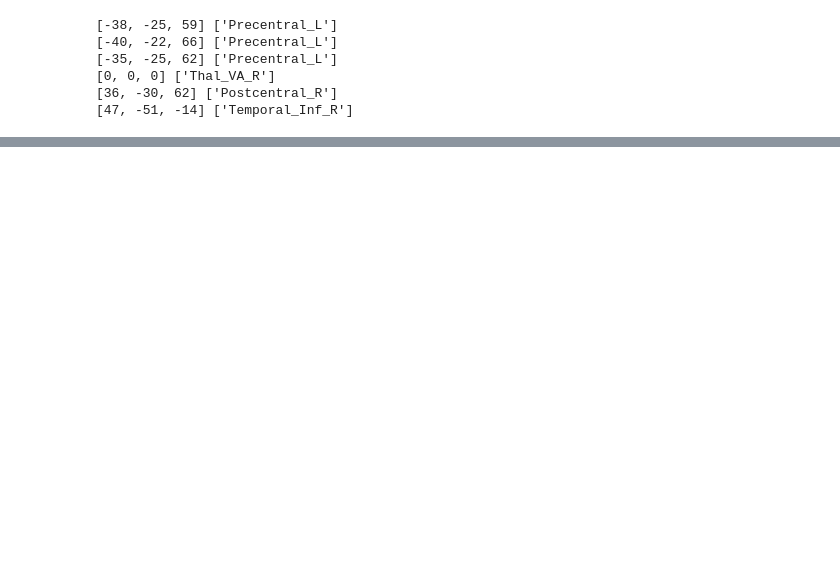
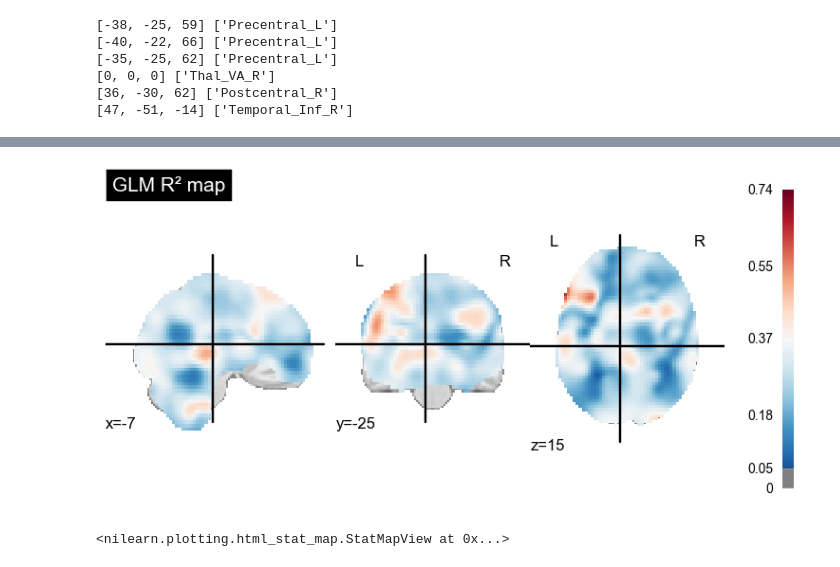
Before and after one commit to mducat/scz_familiarity_fMRI_ML, a Jupyter notebook: mri_motor.ipynb, the cells around one changed output, grey strips where cells are left out. Saved outputs shown, nothing was run; the diff lists cells and outputs as text; code cells hidden in the pictures; blank space fills up the shorter version.

```diff
--- a/mri_motor.ipynb
+++ b/mri_motor.ipynb
@@ -473,0 +394,7 @@ for i in range(5):
+# %%
+
+i = 0
+diff = real_timeseries[:, i] - predicted_timeseries[:, i]
+
+
+(np.mean(diff), np.std(diff))
@@ -501,0 +570,14 @@ for i in range(6):
+# %%
+from nilearn import plotting
+
+# This shows voxel-wise R² — is the model working anywhere?
+plotting.plot_stat_map(fmri_glm.r_square[0],
+                       threshold=0.05,
+                       title="GLM R² map")
+plotting.show()
+# %% [output]
+[figure, added]
+# %%
+plotting.view_img(fmri_glm.r_square[0], threshold=0.3)
+# %% [output]
+<nilearn.plotting.html_stat_map.StatMapView at 0x...>
```
Also changed, not shown: parts of 25 cells of this notebook, 13 other files.
